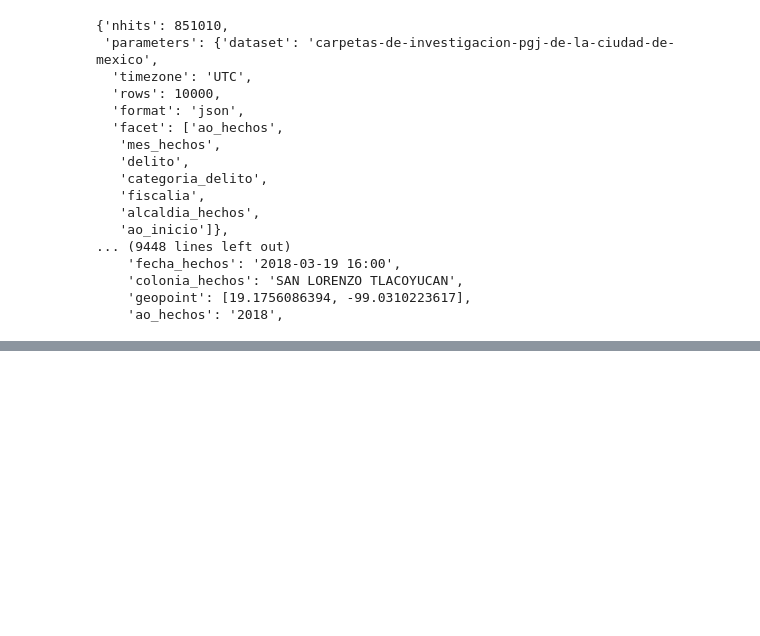
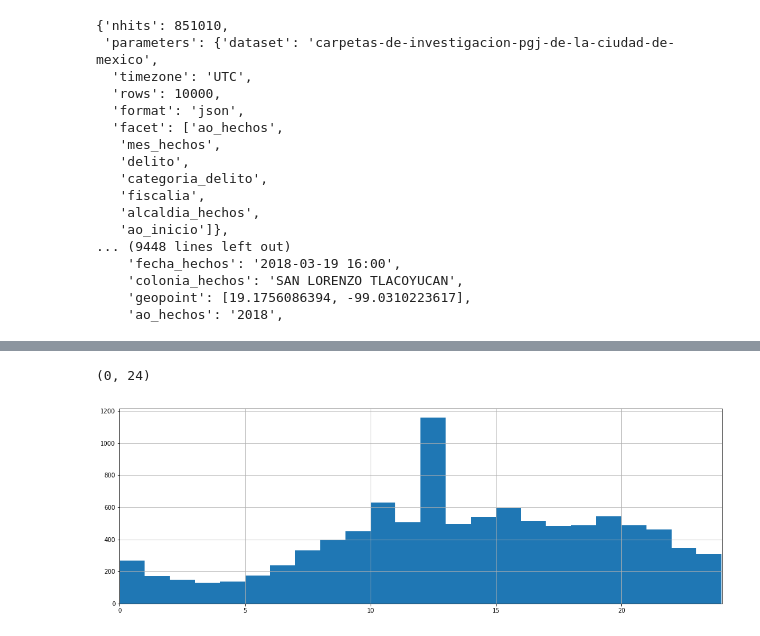
Before and after one commit to keita-dc/mexicocrime, a Jupyter notebook: mexico_crime.ipynb, the cells around one changed output, grey strips where cells are left out. Cells and saved outputs as stored; diff of their text form; code cells hidden in the pictures; blank space fills up the shorter version.

```diff
--- a/mexico_crime.ipynb
+++ b/mexico_crime.ipynb
@@ -106,0 +163,7 @@ fig.show()
+# %%
+plt.figure(figsize=(18,6))
+df.time.hist(bins=24)
+plt.xlim(0, 24)
+# %% [output]
+(0, 24)
+[figure, added]
```
Also changed, not shown: parts of 7 cells of this notebook.
